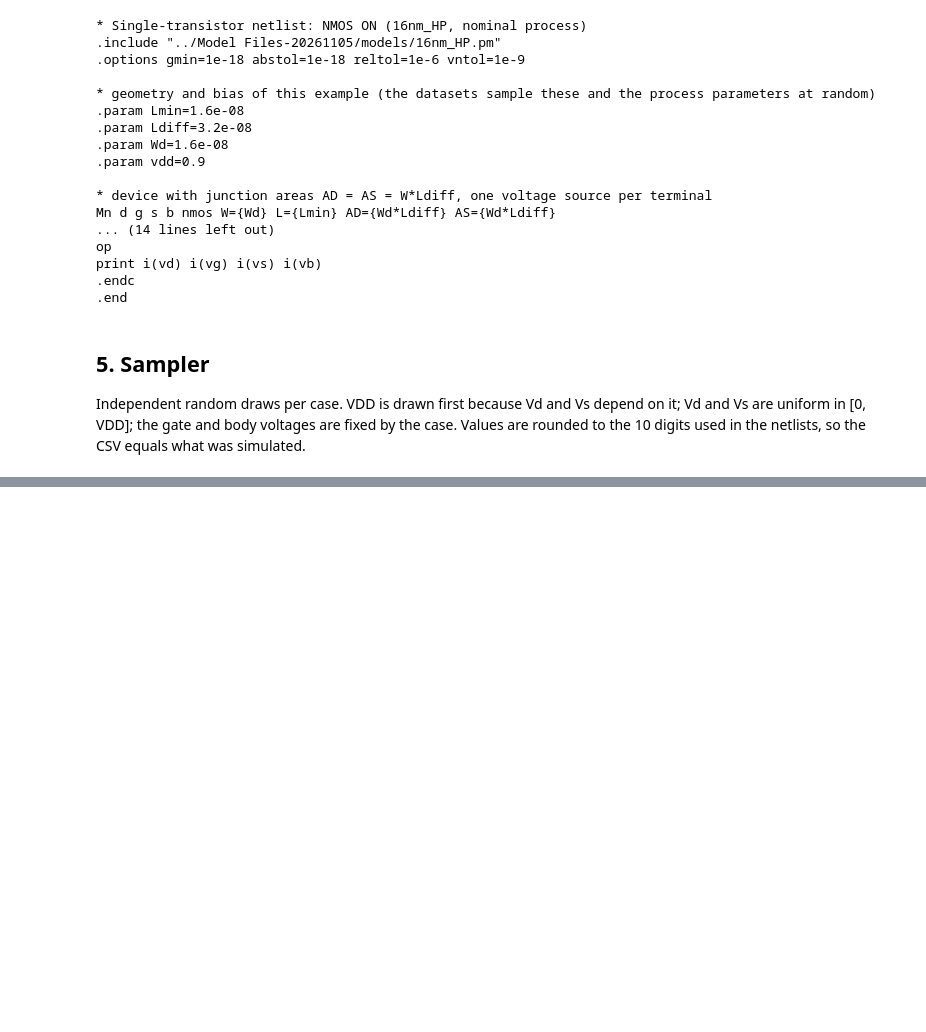
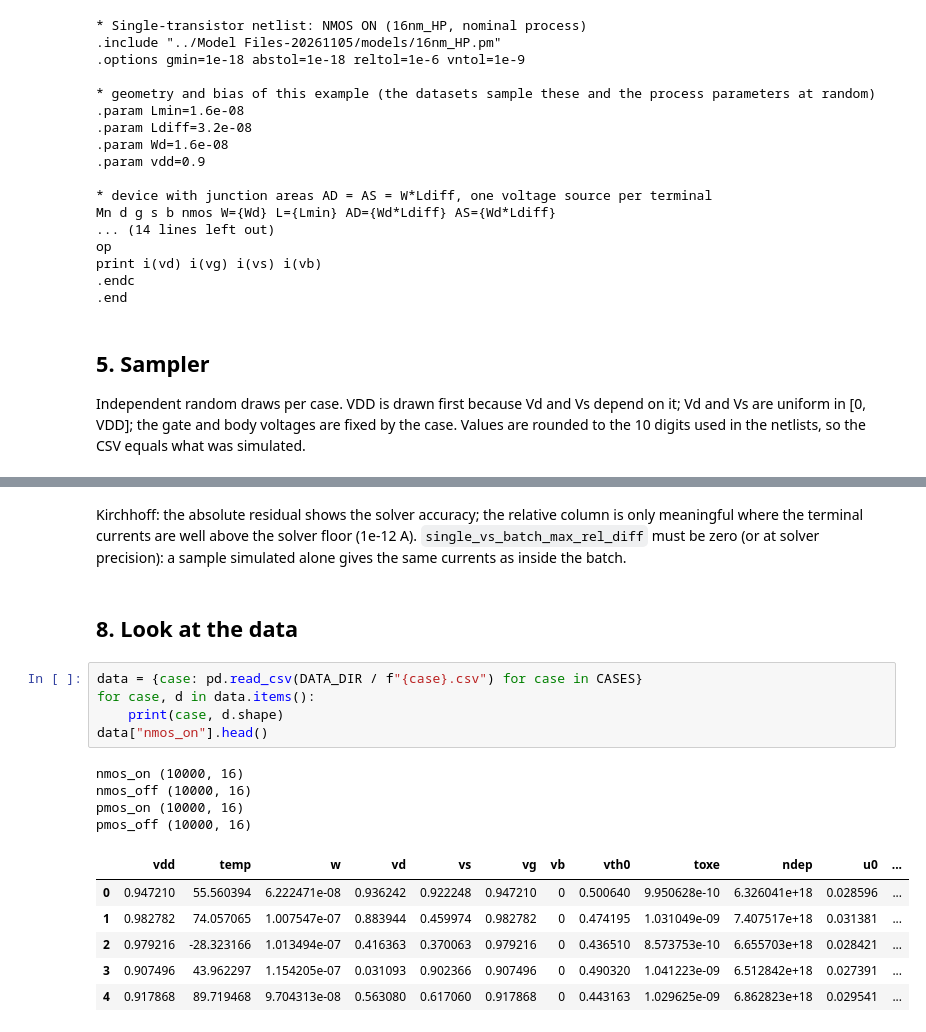
Before and after one commit to rtvk2/dvd-leakage-estimation, a Jupyter notebook: notebooks/01_gen_data.ipynb, the cells around one changed output, grey strips where cells are left out. Saved outputs shown, nothing was run; the diff lists cells and outputs as text; blank space fills up the shorter version.

```diff
--- a/notebooks/01_gen_data.ipynb
+++ b/notebooks/01_gen_data.ipynb
@@ -295,0 +414,21 @@ draw("nmos_on", 5, np.random.default_rng(CASE_SEEDS["nmos_on"]))
+# %% [markdown]
+Kirchhoff: the absolute residual shows the solver accuracy; the relative column is only meaningful where the terminal currents are well above the solver floor (1e-12 A).
+`single_vs_batch_max_rel_diff` must be zero (or at solver precision): a sample simulated alone gives the same currents as inside the batch.
+# %% [markdown]
+## 8. Look at the data
+# %%
+data = {case: pd.read_csv(DATA_DIR / f"{case}.csv") for case in CASES}
+for case, d in data.items():
+    print(case, d.shape)
+data["nmos_on"].head()
+# %% [output]
+nmos_on (10000, 16)
+nmos_off (10000, 16)
+pmos_on (10000, 16)
+pmos_off (10000, 16)
+|  | vdd | temp | w | vd | vs | vg | vb | vth0 | toxe | ndep | u0 | ... |
+| 0 | 0.947210 | 55.560394 | 6.222471e-08 | 0.936242 | 0.922248 | 0.947210 | 0 | 0.500640 | 9.950628e-10 | 6.326041e+18 | 0.028596 | ... |
+| 1 | 0.982782 | 74.057065 | 1.007547e-07 | 0.883944 | 0.459974 | 0.982782 | 0 | 0.474195 | 1.031049e-09 | 7.407517e+18 | 0.031381 | ... |
+| 2 | 0.979216 | -28.323166 | 1.013494e-07 | 0.416363 | 0.370063 | 0.979216 | 0 | 0.436510 | 8.573753e-10 | 6.655703e+18 | 0.028421 | ... |
+| 3 | 0.907496 | 43.962297 | 1.154205e-07 | 0.031093 | 0.902366 | 0.907496 | 0 | 0.490320 | 1.041223e-09 | 6.512842e+18 | 0.027391 | ... |
+| 4 | 0.917868 | 89.719468 | 9.704313e-08 | 0.563080 | 0.617060 | 0.917868 | 0 | 0.443163 | 1.029625e-09 | 6.862823e+18 | 0.029541 | ... |
```
Also changed, not shown: parts of 9 cells of this notebook, 8 other files.
